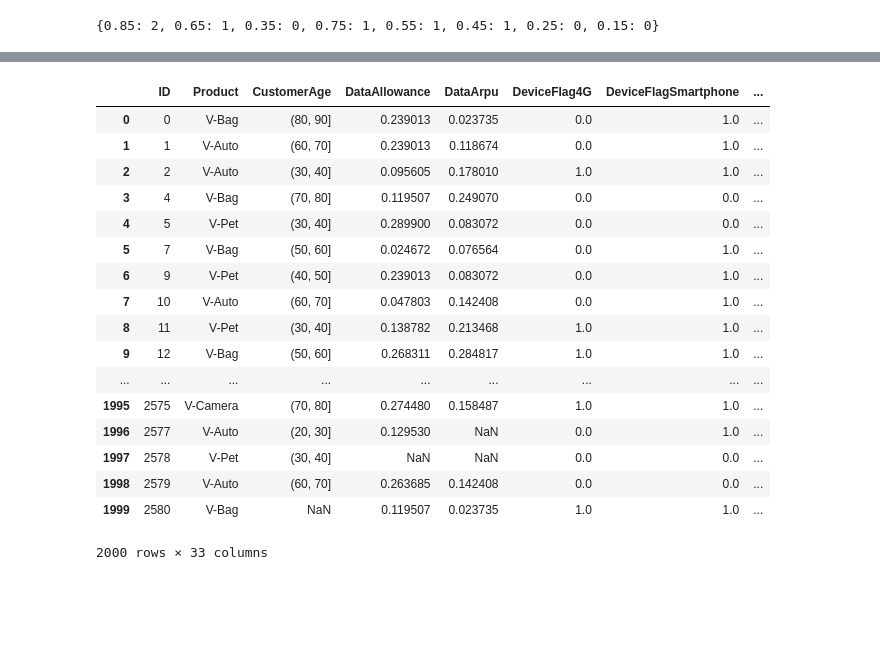
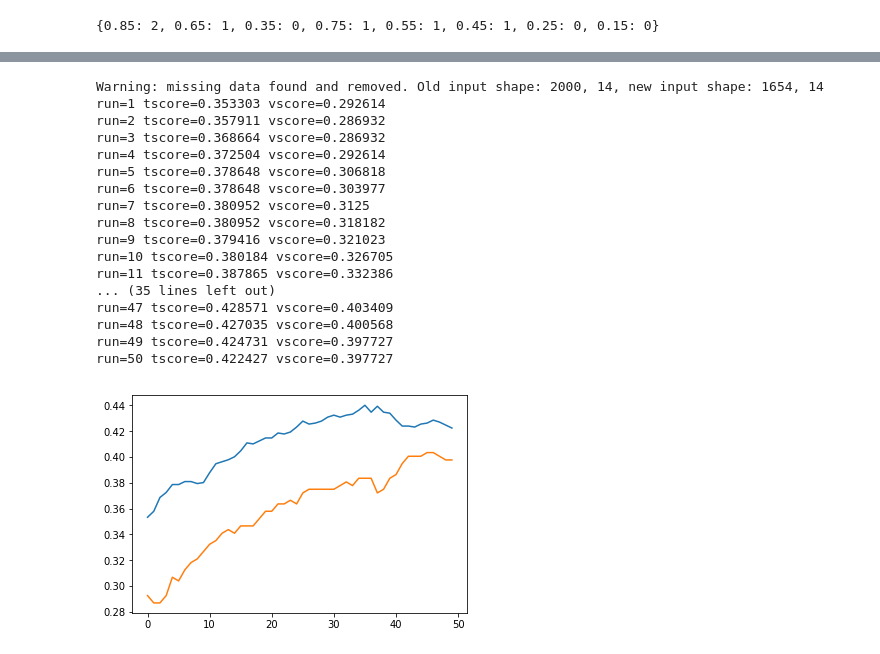
Before and after one commit to guglielmoG/MachineLearningVod, a Jupyter notebook: ML-Vod++.ipynb, the cells around one changed output, grey strips where cells are left out. Saved outputs shown, nothing was run; the diff lists cells and outputs as text; code cells hidden in the pictures; blank space fills up the shorter version.

```diff
--- a/ML-Vod++.ipynb
+++ b/ML-Vod++.ipynb
@@ -681,24 +684,34 @@ temp = X.copy()
-# %%
-a = df_clean.copy()
-a.head()
-a.drop('ID', axis=1)
-a
-# %% [output]
-|  | ID | Product | CustomerAge | DataAllowance | DataArpu | DeviceFlag4G | DeviceFlagSmartphone | ... |
-| 0 | 0 | V-Bag | (80, 90] | 0.239013 | 0.023735 | 0.0 | 1.0 | ... |
-| 1 | 1 | V-Auto | (60, 70] | 0.239013 | 0.118674 | 0.0 | 1.0 | ... |
-| 2 | 2 | V-Auto | (30, 40] | 0.095605 | 0.178010 | 1.0 | 1.0 | ... |
-| 3 | 4 | V-Bag | (70, 80] | 0.119507 | 0.249070 | 0.0 | 0.0 | ... |
-| 4 | 5 | V-Pet | (30, 40] | 0.289900 | 0.083072 | 0.0 | 0.0 | ... |
-| 5 | 7 | V-Bag | (50, 60] | 0.024672 | 0.076564 | 0.0 | 1.0 | ... |
-| 6 | 9 | V-Pet | (40, 50] | 0.239013 | 0.083072 | 0.0 | 1.0 | ... |
-| 7 | 10 | V-Auto | (60, 70] | 0.047803 | 0.142408 | 0.0 | 1.0 | ... |
-| 8 | 11 | V-Pet | (30, 40] | 0.138782 | 0.213468 | 1.0 | 1.0 | ... |
-| 9 | 12 | V-Bag | (50, 60] | 0.268311 | 0.284817 | 1.0 | 1.0 | ... |
-| ... | ... | ... | ... | ... | ... | ... | ... | ... |
-| 1995 | 2575 | V-Camera | (70, 80] | 0.274480 | 0.158487 | 1.0 | 1.0 | ... |
-| 1996 | 2577 | V-Auto | (20, 30] | 0.129530 | NaN | 0.0 | 1.0 | ... |
-| 1997 | 2578 | V-Pet | (30, 40] | NaN | NaN | 0.0 | 0.0 | ... |
-| 1998 | 2579 | V-Auto | (60, 70] | 0.263685 | 0.142408 | 0.0 | 0.0 | ... |
-| 1999 | 2580 | V-Bag | NaN | 0.119507 | 0.023735 | 1.0 | 1.0 | ... |
-2000 rows × 33 columns
+# %%
+df = df_clean.copy()
+#df.dropna(axis=0, how='any', subset=['Urban'], inplace=True)
+
+#merge some age ranges together
+#dict_numage_to_agecat = {i : int(100*i//40) for i in df["NumericAge"].unique()}
+X = df[traffic_columns]
+#unbalanced?
+#np.bincount(y[~np.isnan(y)].astype(int))
+y = df['Urban'].map(lambda x: int(x), na_action = 'ignore')
+my_perc = perc()
+# %%
+my_perc.train(X, y, percentage=0.8, std=False, loss='hinge', penalty='none', alpha=1e-4,
+          power_t=0.5, max_iter=5000, it_interval=100, learning_rate='constant', eta0=1e-8,
+          threshold_unbalanced=0.6, class_weight=None)
+# %% [output]
+Warning: missing data found and removed. Old input shape: 2000, 14, new input shape: 1654, 14
+run=1 tscore=0.353303 vscore=0.292614
+run=2 tscore=0.357911 vscore=0.286932
+run=3 tscore=0.368664 vscore=0.286932
+run=4 tscore=0.372504 vscore=0.292614
+run=5 tscore=0.378648 vscore=0.306818
+run=6 tscore=0.378648 vscore=0.303977
+run=7 tscore=0.380952 vscore=0.3125
+run=8 tscore=0.380952 vscore=0.318182
+run=9 tscore=0.379416 vscore=0.321023
+run=10 tscore=0.380184 vscore=0.326705
+run=11 tscore=0.387865 vscore=0.332386
+... (35 lines left out)
+run=47 tscore=0.428571 vscore=0.403409
+run=48 tscore=0.427035 vscore=0.400568
+run=49 tscore=0.424731 vscore=0.397727
+run=50 tscore=0.422427 vscore=0.397727
+[figure, added]
```
Also changed, not shown: parts of 11 cells of this notebook.
